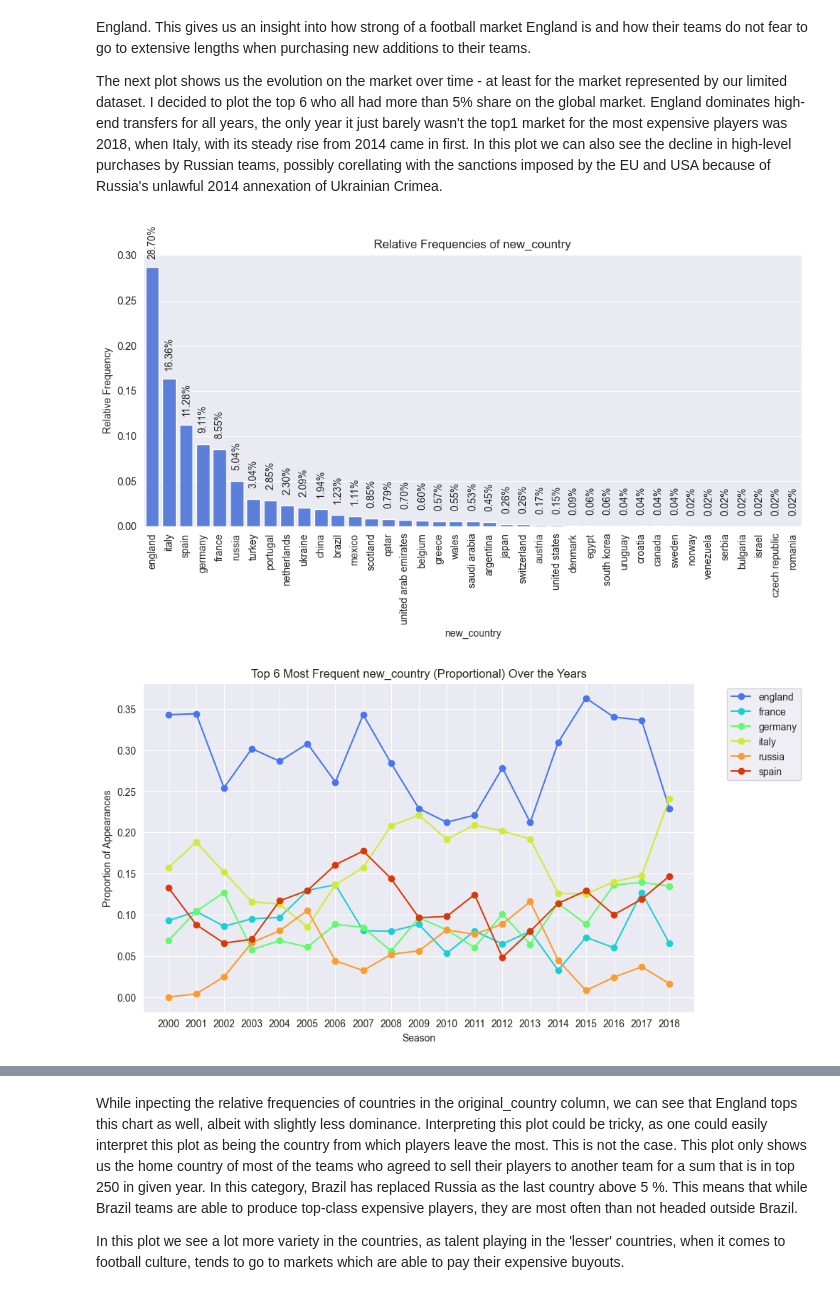
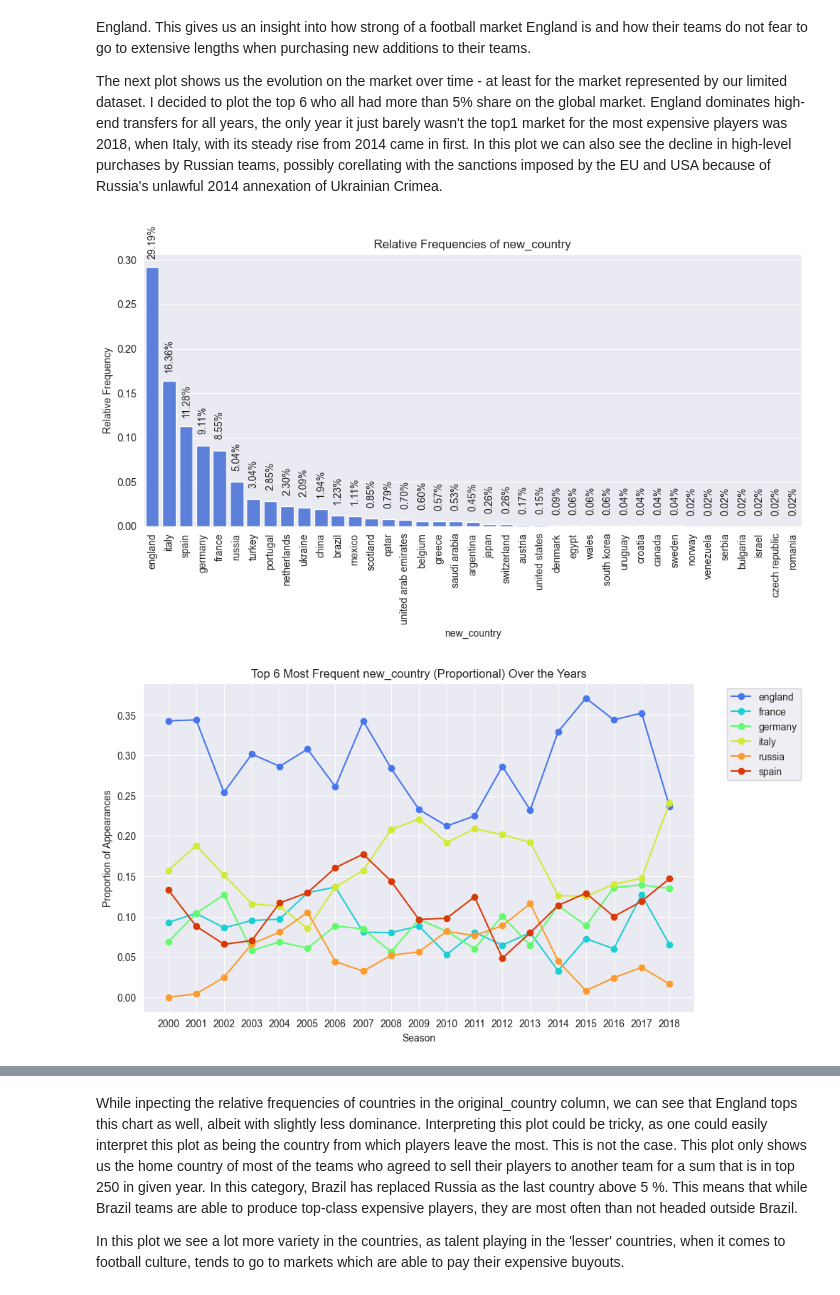
Before and after one commit to balooooooooo/football-transfers-eda, a Jupyter notebook: football_transfers.ipynb, the cells around one changed output, grey strips where cells are left out. Saved outputs shown, nothing was run; the diff lists cells and outputs as text; code cells hidden in the pictures.

```diff
--- a/football_transfers.ipynb
+++ b/football_transfers.ipynb
@@ -251,3 +292,7 @@ Name: count, dtype: int64
+# %%
+# Welsh teams can play in welsh and english leagues. Welsh teams playing in premier or championship leagues will be labeled as english for the sake of simplicity.
+df.loc[(df["new_country"] == "wales") & ((df["new_league"] == "premier league") | (df["new_league"] == "championship")) , "new_country"] = "england"
+df.loc[(df["original_country"] == "wales") & ((df["original_country"] == "premier league") | (df["original_country"] == "championship")) , "new_country"] = "england"
 # %% [markdown]
 ### Outliers
 Checking for outliers is useful, as their presence could negatively affect models/statistical analysis etc.
@@ -567,9 +688,7 @@ This gives us an insight into how strong of a football market England is and how
 The next plot shows us the evolution on the market over time - at least for the market represented by our limited dataset. I decided to plot the top 6 who all had more than 5% share on the global market. England dominates high-end transfers for all years, the only year it just barely wasn't the top1 market for the most expensive players was 2018, when Italy, with its steady rise from  2014 came in first. In this plot we can also see the decline in high-level purchases by Russian teams, possibly corellating with the sanctions imposed by the EU and USA because of Russia's unlawful 2014 annexation of Ukrainian Crimea.
 # %%
 get_relative_freq_categorical(df, "new_country")
-plot_popular_destinations("new_country", 6)
-
-plot_popular_destinations("new_country", 2)
+plot_popular_destinations(df, "new_country", 6)
 # %% [output]
-[figure, old version]
+[figure, new version]
-[figure, old version]
+[figure, new version]
```
Also changed, not shown: parts of 69 cells of this notebook.
